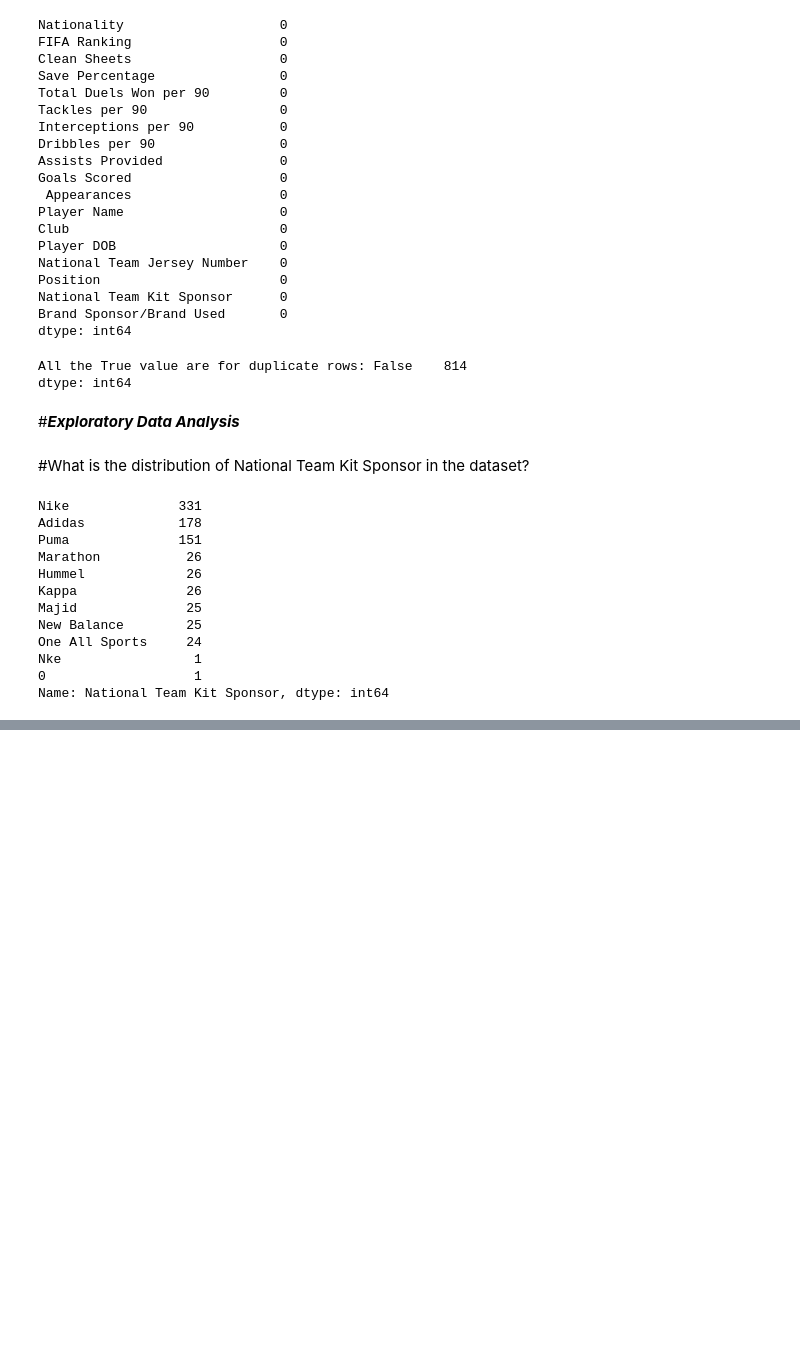
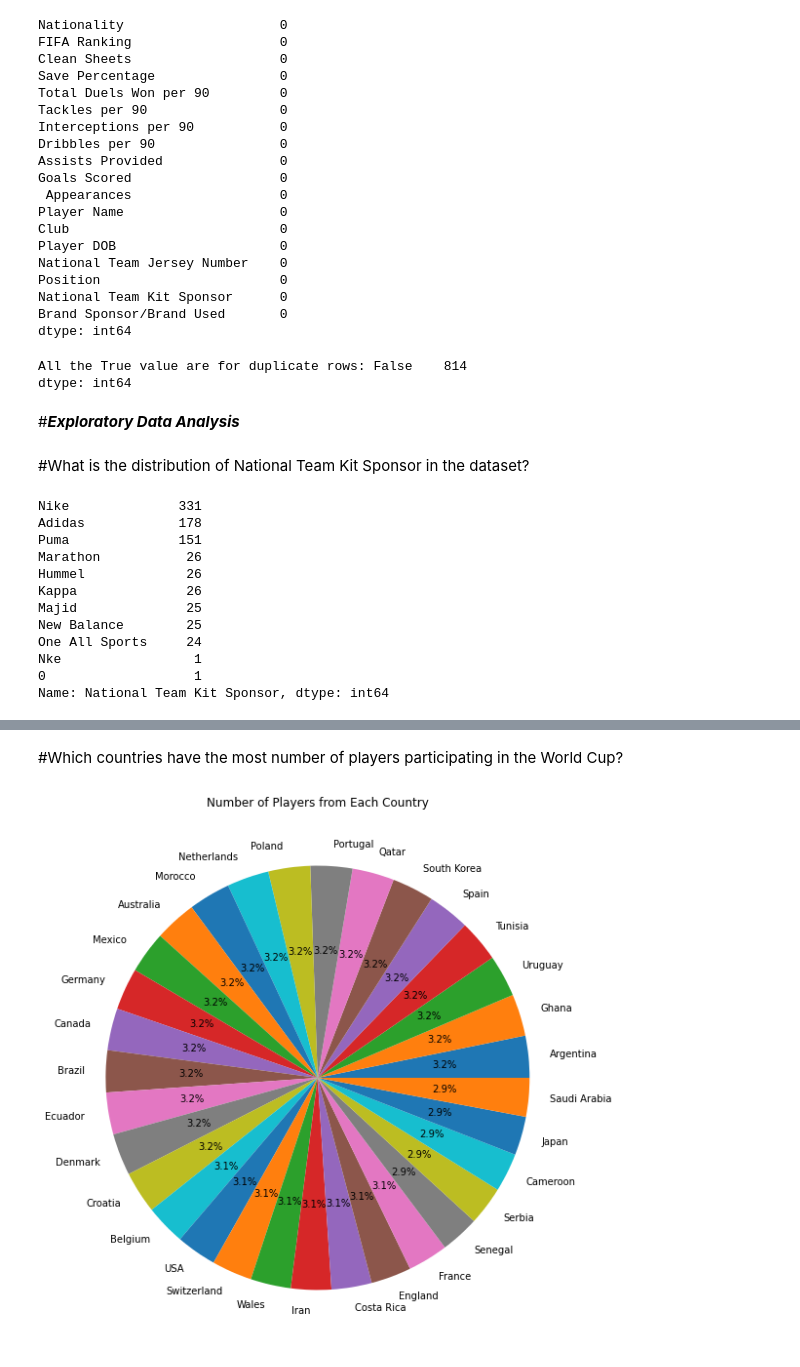
Before and after one commit to ritik1804k/Hotel-Booking-Analysis-, a Jupyter notebook: EDA_ON_FIFA_World_Cup_2022_Players_.ipynb, the cells around one changed output, grey strips where cells are left out. Cells and saved outputs as stored; diff of their text form; code cells hidden in the pictures; blank space fills up the shorter version.

```diff
--- a/EDA_ON_FIFA_World_Cup_2022_Players_.ipynb
+++ b/EDA_ON_FIFA_World_Cup_2022_Players_.ipynb
@@ -237,3 +237,15 @@ FIFA_df.head()
 | 2 | Argentina | 2 | Adidas | GK | 12.0 | May 20, 1992 | ... |
 | 3 | Argentina | 2 | Adidas | DF | 19.0 | Feb 12, 1988 | ... |
 | 4 | Argentina | 2 | Adidas | DF | 8.0 | Oct 28, 1991 | ... |
+# %% [markdown]
+#Which countries have the most number of players participating in the World Cup?
+# %%
+# countries have the most number of players participating
+grouped = FIFA_df.groupby('Nationality_')
+plt.rcParams['figure.figsize'] = (12,10)
+counts = grouped.size().sort_values(ascending=False)
+plt.pie(counts, labels=counts.index, autopct='%1.1f%%')
+plt.title('Number of Players from Each Country')
+plt.show()
+# %% [output]
+[figure, added]
```
Also changed, not shown: parts of 7 cells of this notebook.
